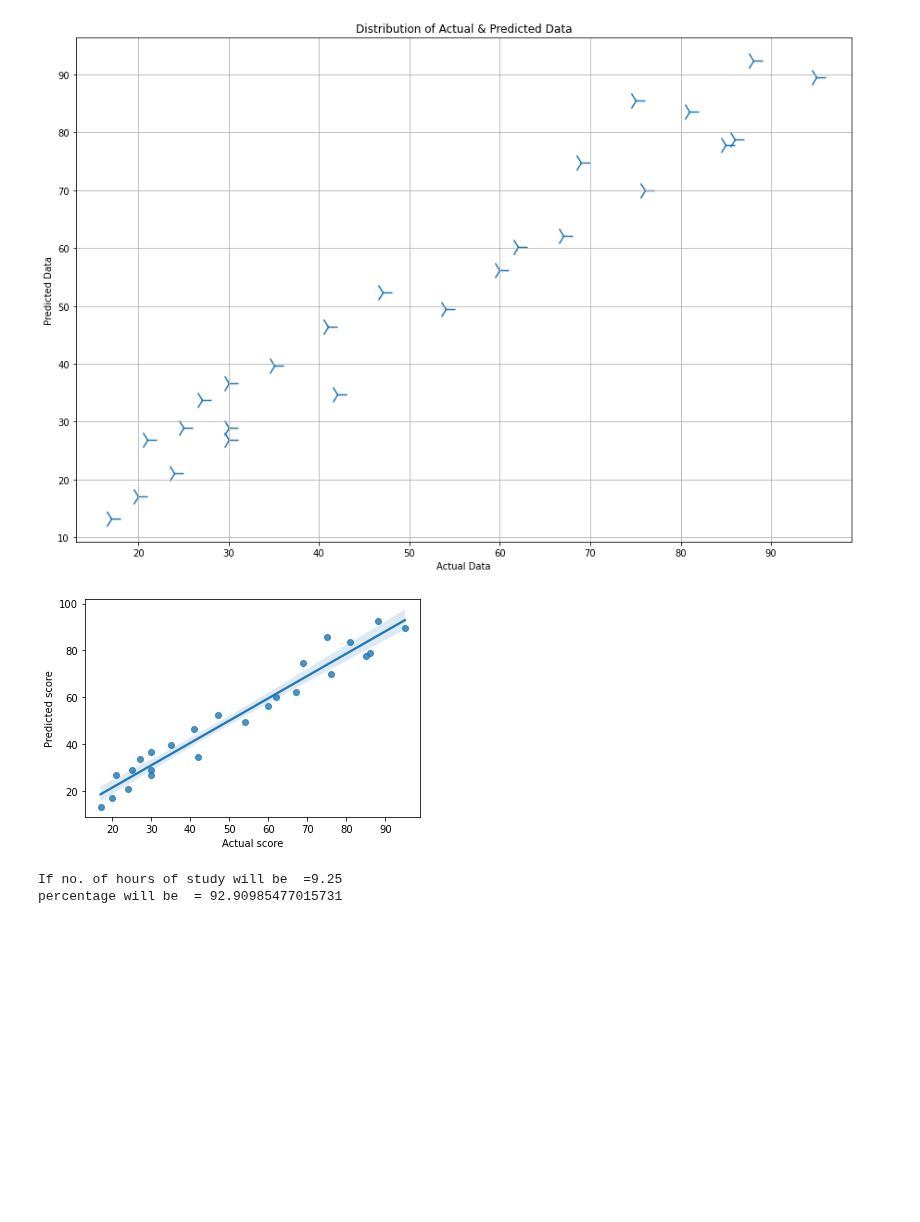
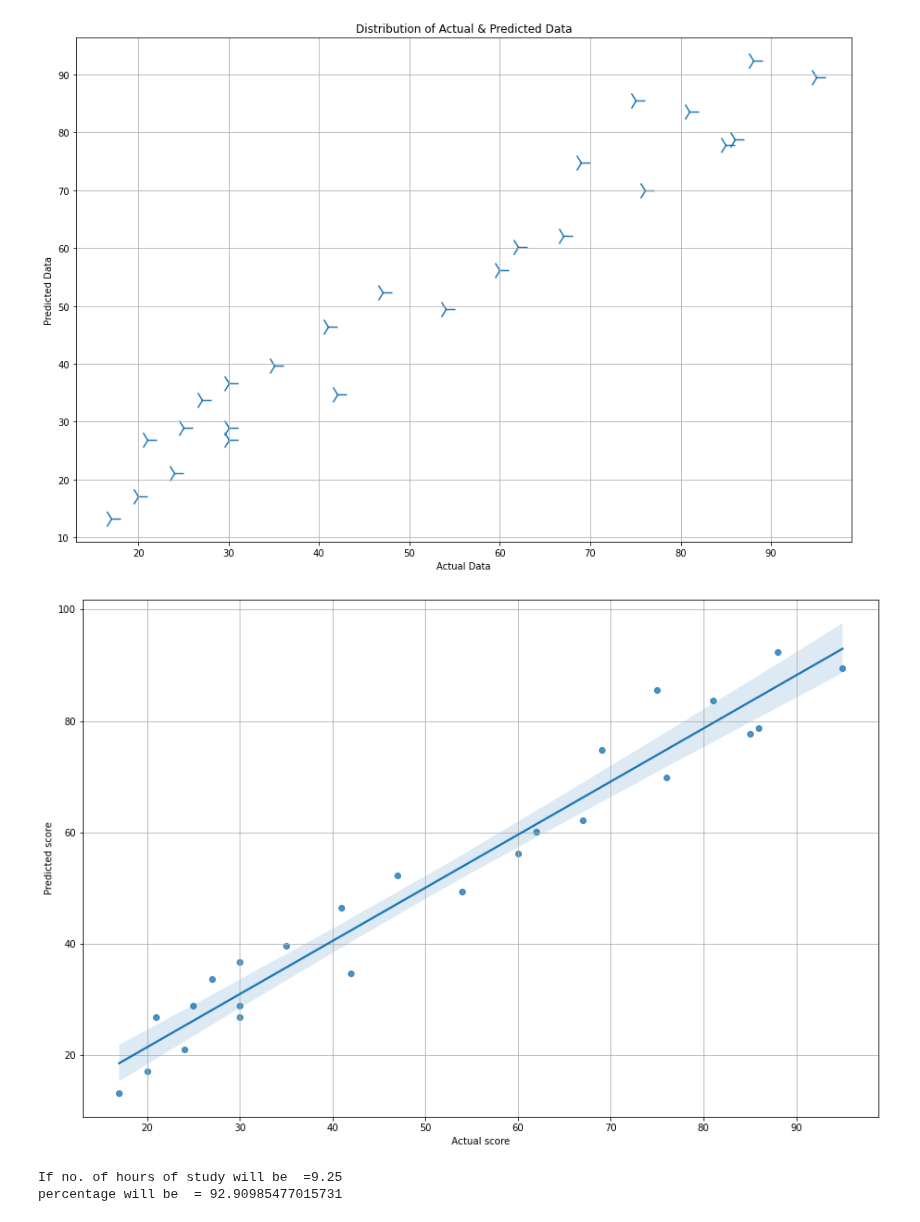
Before and after one commit to tanishq20011430/py_pro, a Jupyter notebook: Project_1.ipynb, the cells around one changed output. Saved outputs shown, nothing was run; the diff lists cells and outputs as text; code cells hidden in the pictures; blank space fills up the shorter version.

```diff
--- a/Project_1.ipynb
+++ b/Project_1.ipynb
@@ -121,12 +121,14 @@ plt.title("Distribution of Actual & Predicted Data")
 plt.show()
 # %% [output]
 [figure]
-# %%
-import seaborn as sns
-sns.regplot(newdf['Actual score'],newdf['Predicted score'])
-plt.show()
-# %% [output]
-[figure, removed]
+# %%
+import seaborn as sns
+plt.figure(figsize=(15,10))
+sns.regplot(newdf['Actual score'],newdf['Predicted score'])
+plt.grid()
+plt.show()
+# %% [output]
+[figure, added]
 # %%
 hours=9.25
 pred_percentage=model.predict([[hours]])
```
